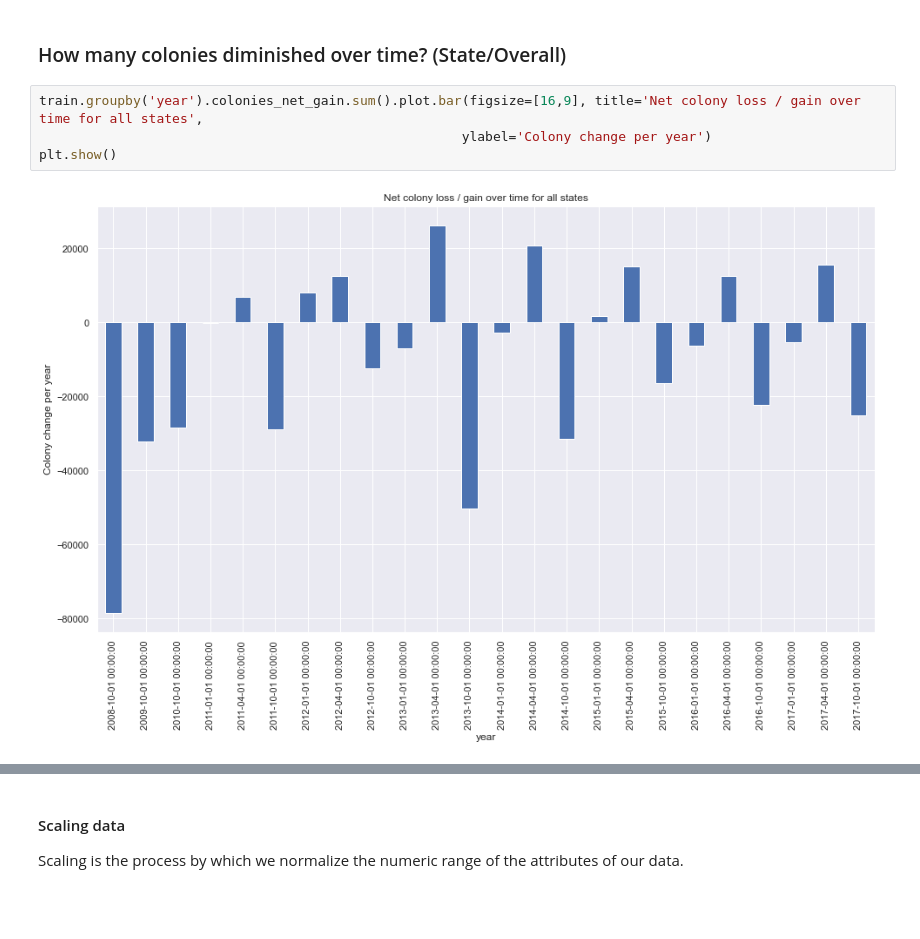
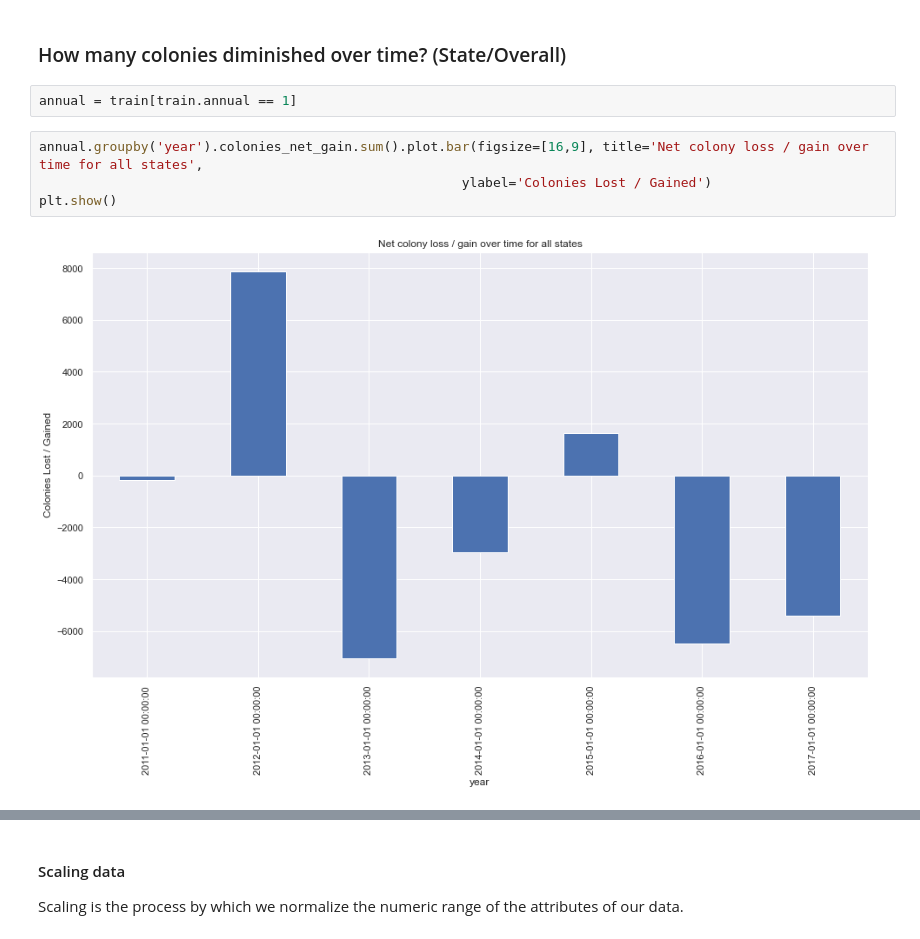
Before and after one commit to Honey-Bee-Roundup-Capstone/dash-repo, a Jupyter notebook: draft-notebook.ipynb, the cells around one changed output, grey strips where cells are left out. Saved outputs shown, nothing was run; the diff lists cells and outputs as text; blank space fills up the shorter version.

```diff
--- a/draft-notebook.ipynb
+++ b/draft-notebook.ipynb
@@ -156,9 +162,11 @@ else:
 We reject the null hypothesis.
 # %% [markdown]
 ### How many colonies diminished over time? (State/Overall)
+# %%
+annual = train[train.annual == 1]
 # %%
-train.groupby('year').colonies_net_gain.sum().plot.bar(figsize=[16,9], title='Net colony loss / gain over time for all states',
-                                                      ylabel='Colony change per year')
+annual.groupby('year').colonies_net_gain.sum().plot.bar(figsize=[16,9], title='Net colony loss / gain over time for all states',
+                                                      ylabel='Colonies Lost / Gained')
 plt.show()
 # %% [output]
-[figure, old version]
+[figure, new version]
```
Also changed, not shown: parts of 14 cells of this notebook.
